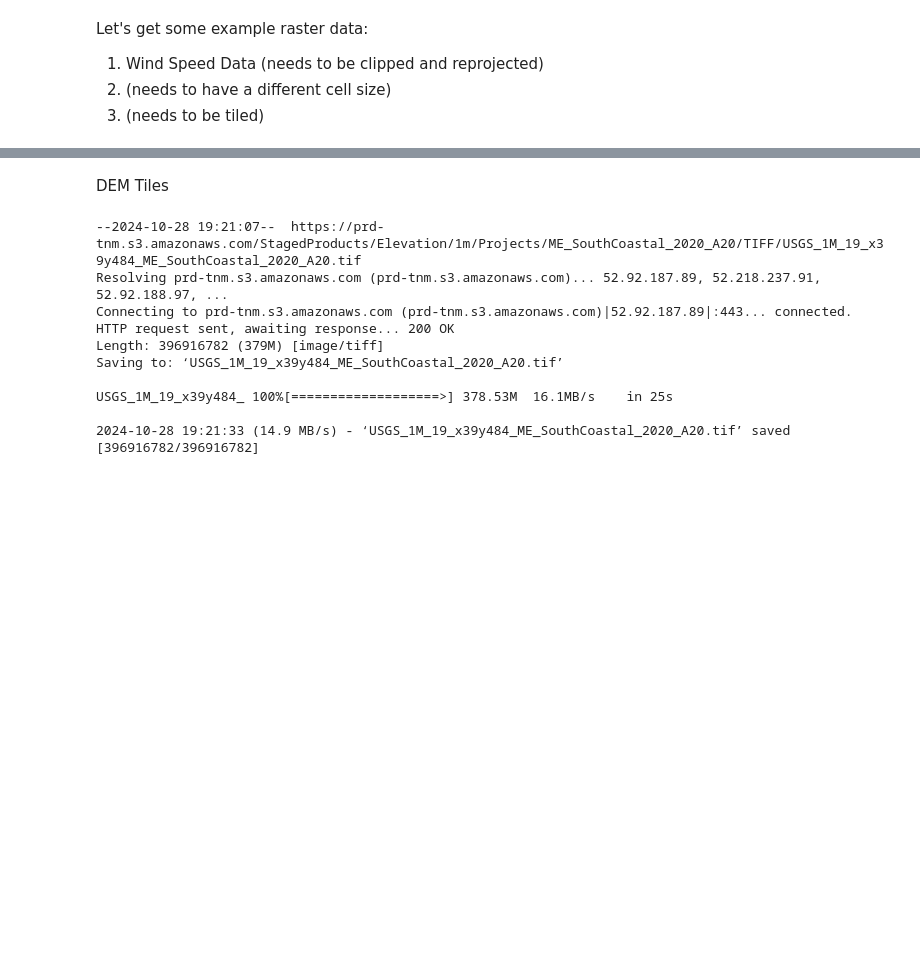
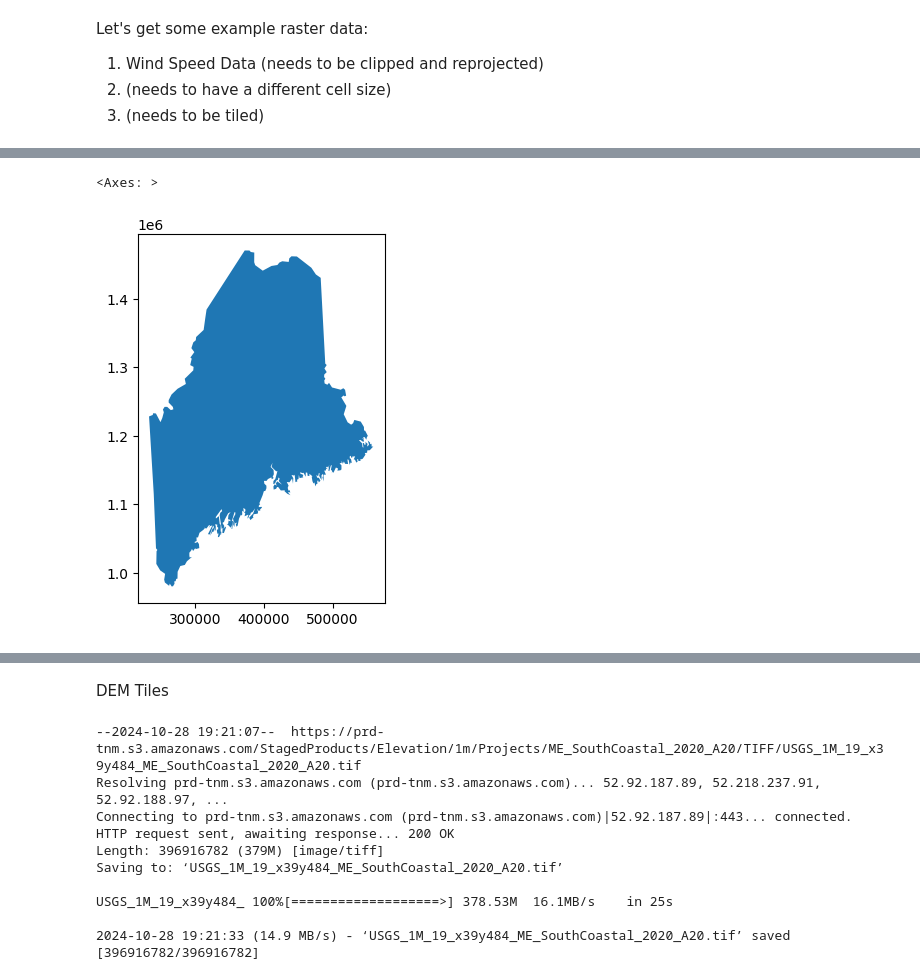
Before and after one commit to tuftsdatalab/python-geoprocessing, a Jupyter notebook: Demos.ipynb, the cells around one changed output, grey strips where cells are left out. Cells and saved outputs as stored; diff of their text form; code cells hidden in the pictures; blank space fills up the shorter version.

```diff
--- a/Demos.ipynb
+++ b/Demos.ipynb
@@ -449,6 +540,11 @@ import geopandas as gpd
 NE_States=gpd.read_file('https://s3.us-east-1.amazonaws.com/download.massgis.digital.mass.gov/shapefiles/ne/newengland.zip')
 # %%
 Maine=NE_States[NE_States['NAME']=='MAINE']
+# %%
+Maine.plot()
+# %% [output]
+<Axes: >
+[figure, added]
 # %%
 # Mask windspeed data
 with rio.open('/content/USA_wind-speed_10m.tif') as src:
```
Also changed, not shown: parts of 114 cells of this notebook.
